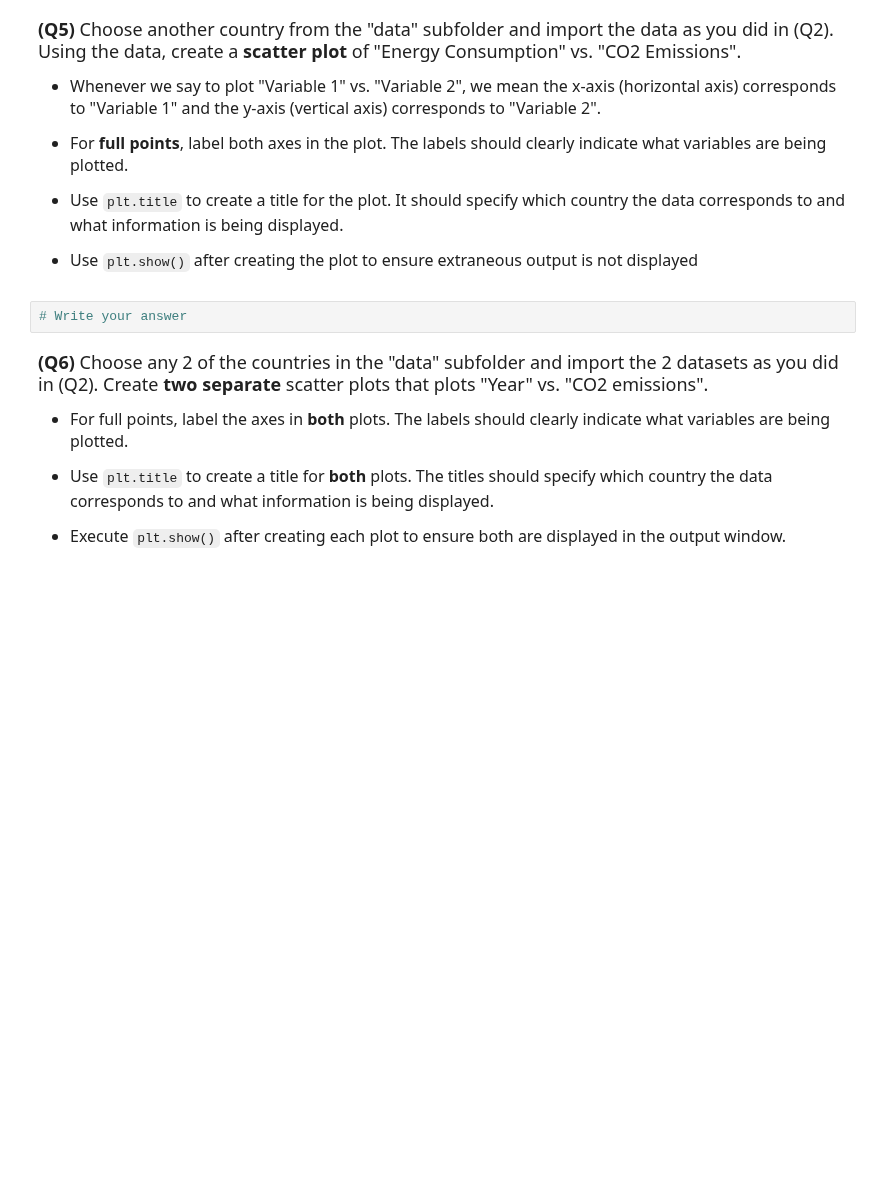
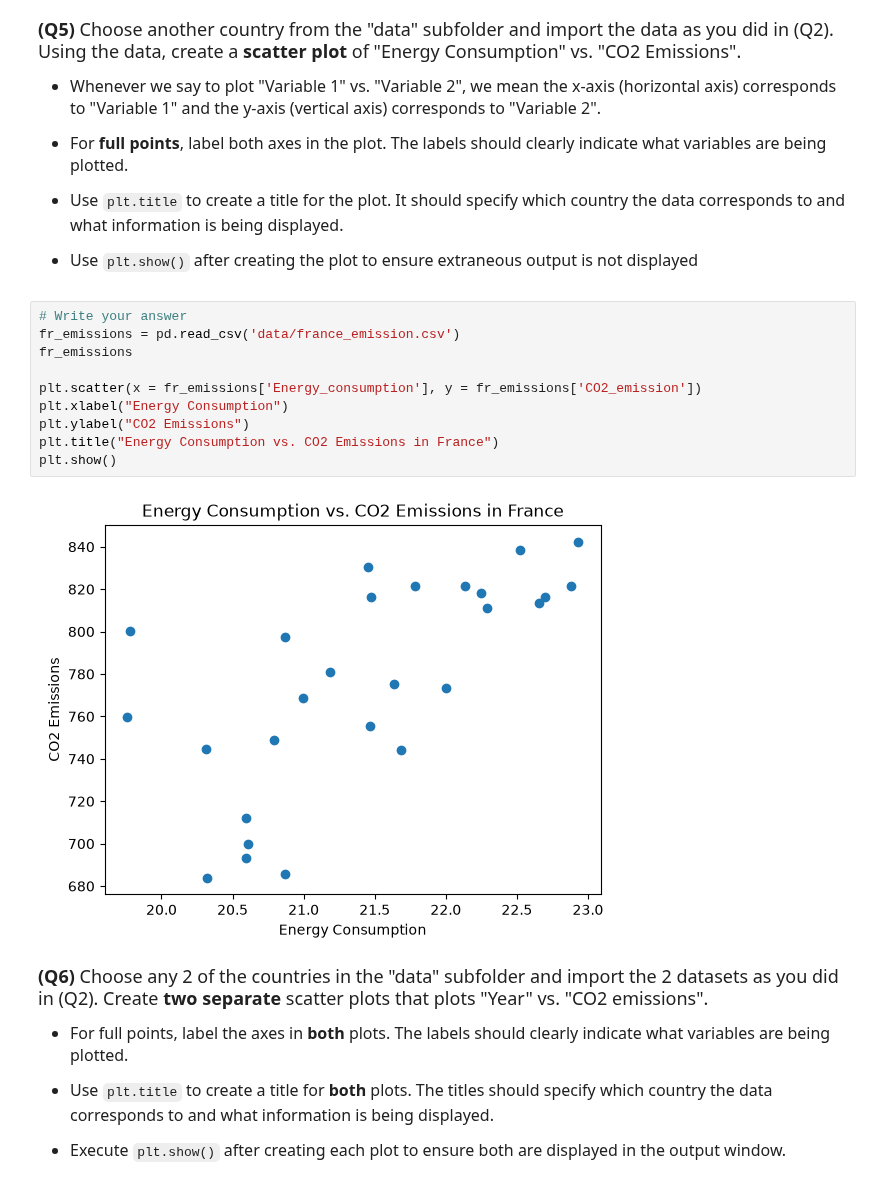
Before and after one commit to rzwaig/datasci151fall2026, a Jupyter notebook: _assignments/assignment_2/Assignment2.ipynb, the cells around one changed output. Drawn from its saved outputs; the diff is of its cells as text; blank space fills up the shorter version.

```diff
--- a/_assignments/assignment_2/Assignment2.ipynb
+++ b/_assignments/assignment_2/Assignment2.ipynb
@@ -97,8 +162,18 @@ us_emissions["CO2_emission"].describe()
 - Use `plt.title` to create a title for the plot. It should specify which country the data corresponds to and what information is being displayed.
 
 - Use `plt.show()` after creating the plot to ensure extraneous output is not displayed
-# %%
-# Write your answer
+# %%
+# Write your answer
+fr_emissions = pd.read_csv('data/france_emission.csv')
+fr_emissions
+
+plt.scatter(x = fr_emissions['Energy_consumption'], y = fr_emissions['CO2_emission'])
+plt.xlabel("Energy Consumption")
+plt.ylabel("CO2 Emissions")
+plt.title("Energy Consumption vs. CO2 Emissions in France")
+plt.show()
+# %% [output]
+[figure, added]
 # %% [markdown]
 <font size = "4">
 
```
Also changed, not shown: parts of 7 cells of this notebook, 1 other file.
